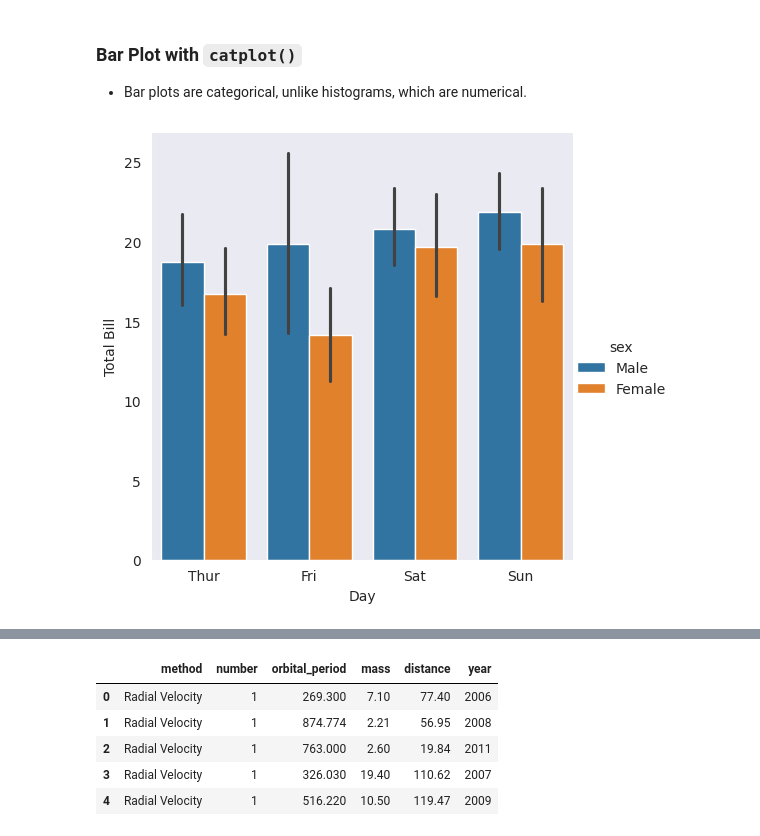
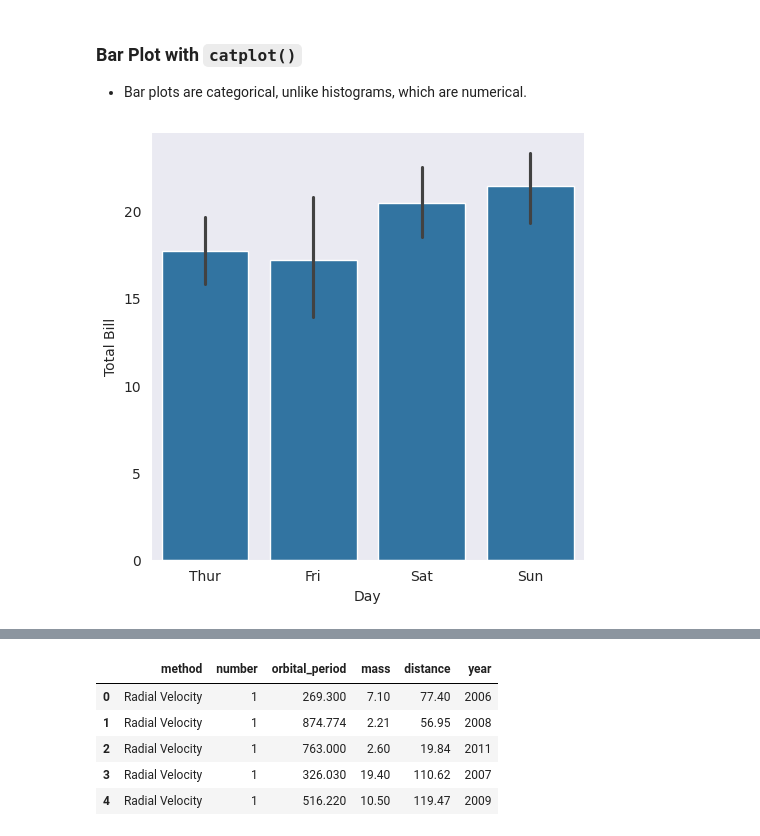
Before and after one commit to tychen742/thinkdsm, a Jupyter notebook: chapters/06-visualization/0606-vis-sns-intro.ipynb, the cells around one changed output, grey strips where cells are left out. Drawn from its saved outputs; the diff is of its cells as text; code cells hidden in the pictures.

```diff
--- a/chapters/06-visualization/0606-vis-sns-intro.ipynb
+++ b/chapters/06-visualization/0606-vis-sns-intro.ipynb
@@ -304,9 +304,10 @@ with sns.axes_style(style='ticks'):     ### use 'ticks' style in this with block
 - Bar plots are categorical, unlike histograms, which are numerical.
 # %%
 ### black vertical lines are confidence intervals (95% by default)
+### remember that data = sns.load_dataset('tips')
 
 with sns.axes_style(style='dark'):
-    g = sns.catplot(x="day", y="total_bill", hue="sex", data=tips, kind="bar")
+    g = sns.catplot(x="day", y="total_bill", data=tips, kind="bar")
     g.set_axis_labels("Day", "Total Bill")
 # %% [output]
-[figure, old version]
+[figure, new version]
```
Also changed, not shown: parts of 10 cells of this notebook.
